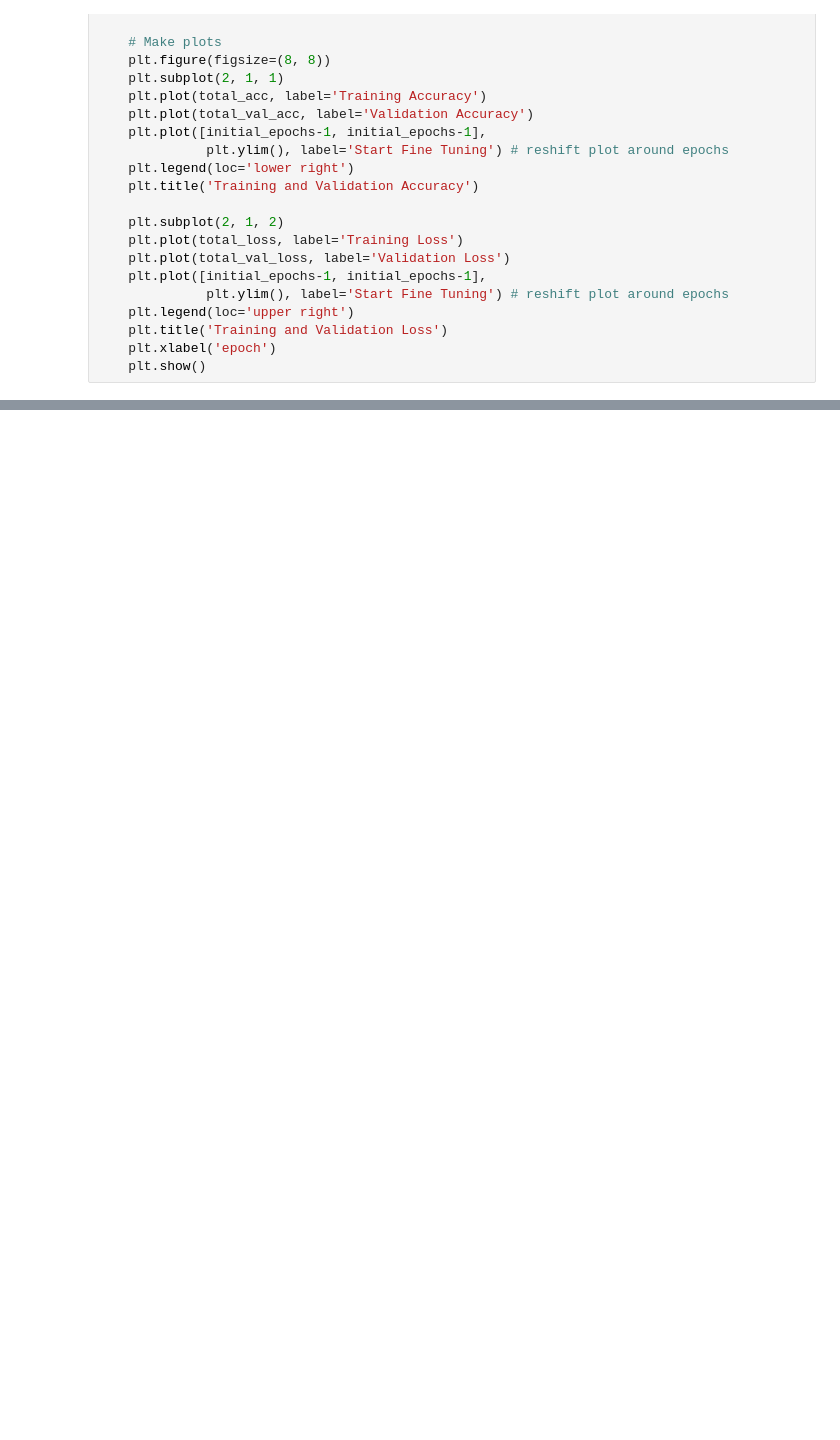
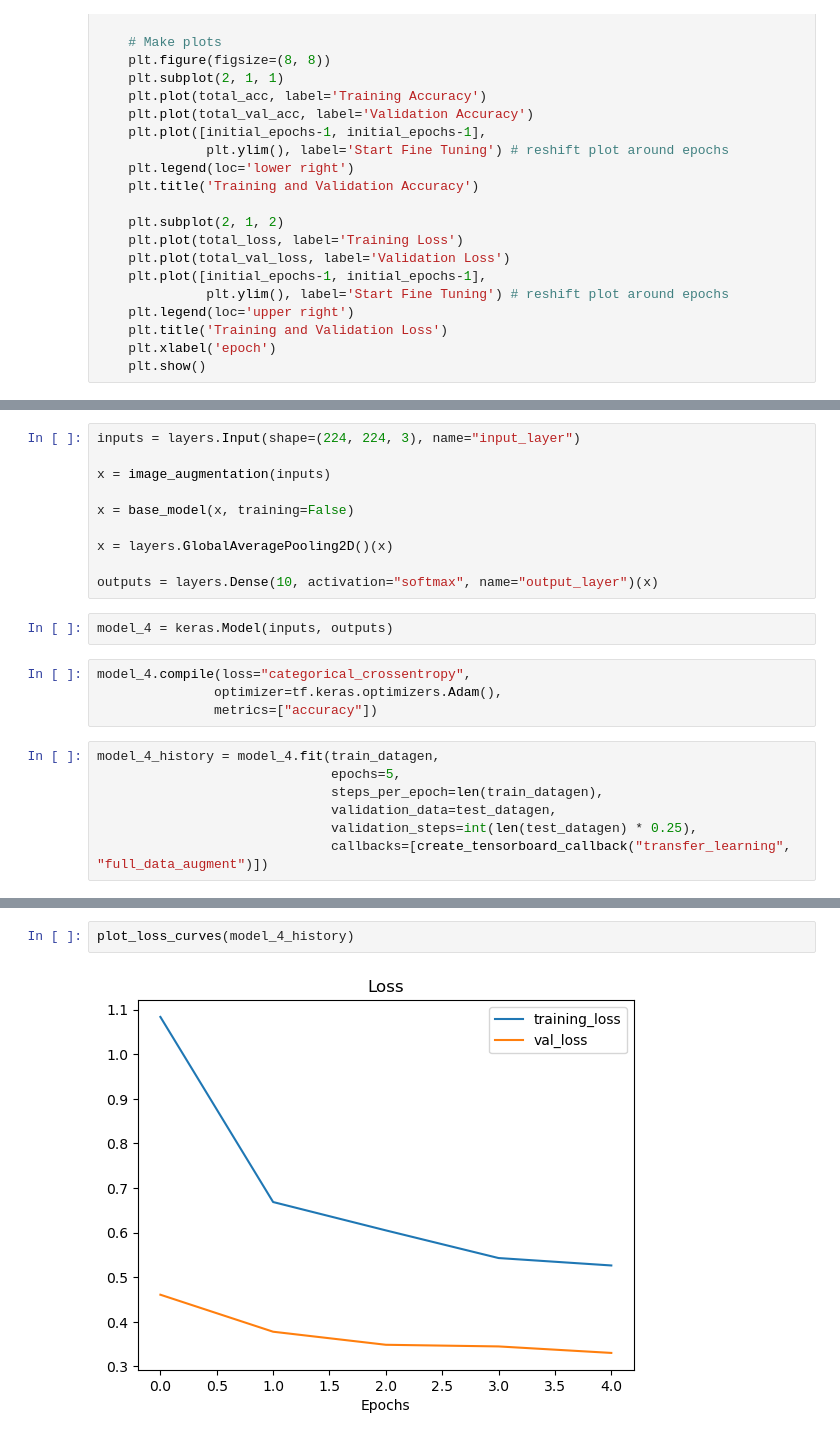
Before and after one commit to jahidul39306/TF_Journey, a Jupyter notebook: 5. Transfer Learning (Fine Tuning)/fine_tuning.ipynb, the cells around one changed output, grey strips where cells are left out. Cells and saved outputs as stored; diff of their text form; blank space fills up the shorter version.

Commit message:
model_4 (full_data_augmentation_fine_tuning)

```diff
--- a/5. Transfer Learning (Fine Tuning)/fine_tuning.ipynb
+++ b/5. Transfer Learning (Fine Tuning)/fine_tuning.ipynb
@@ -720,0 +419,23 @@ compare_historys(model_2_history, model_3_history)
+# %%
+inputs = layers.Input(shape=(224, 224, 3), name="input_layer")
+
+x = image_augmentation(inputs)
+
+x = base_model(x, training=False)
+
+x = layers.GlobalAveragePooling2D()(x)
+
+outputs = layers.Dense(10, activation="softmax", name="output_layer")(x)
+# %%
+model_4 = keras.Model(inputs, outputs)
+# %%
+model_4.compile(loss="categorical_crossentropy",
+               optimizer=tf.keras.optimizers.Adam(),
+               metrics=["accuracy"])
+# %%
+model_4_history = model_4.fit(train_datagen,
+                              epochs=5,
+                              steps_per_epoch=len(train_datagen),
+                              validation_data=test_datagen,
+                              validation_steps=int(len(test_datagen) * 0.25),
+                              callbacks=[create_tensorboard_callback("transfer_learning", "full_data_augment")])
@@ -720,0 +459,4 @@ compare_historys(model_2_history, model_3_history)
+# %%
+plot_loss_curves(model_4_history)
+# %% [output]
+[figure, added]
```
Also changed, not shown: parts of 68 cells of this notebook.
